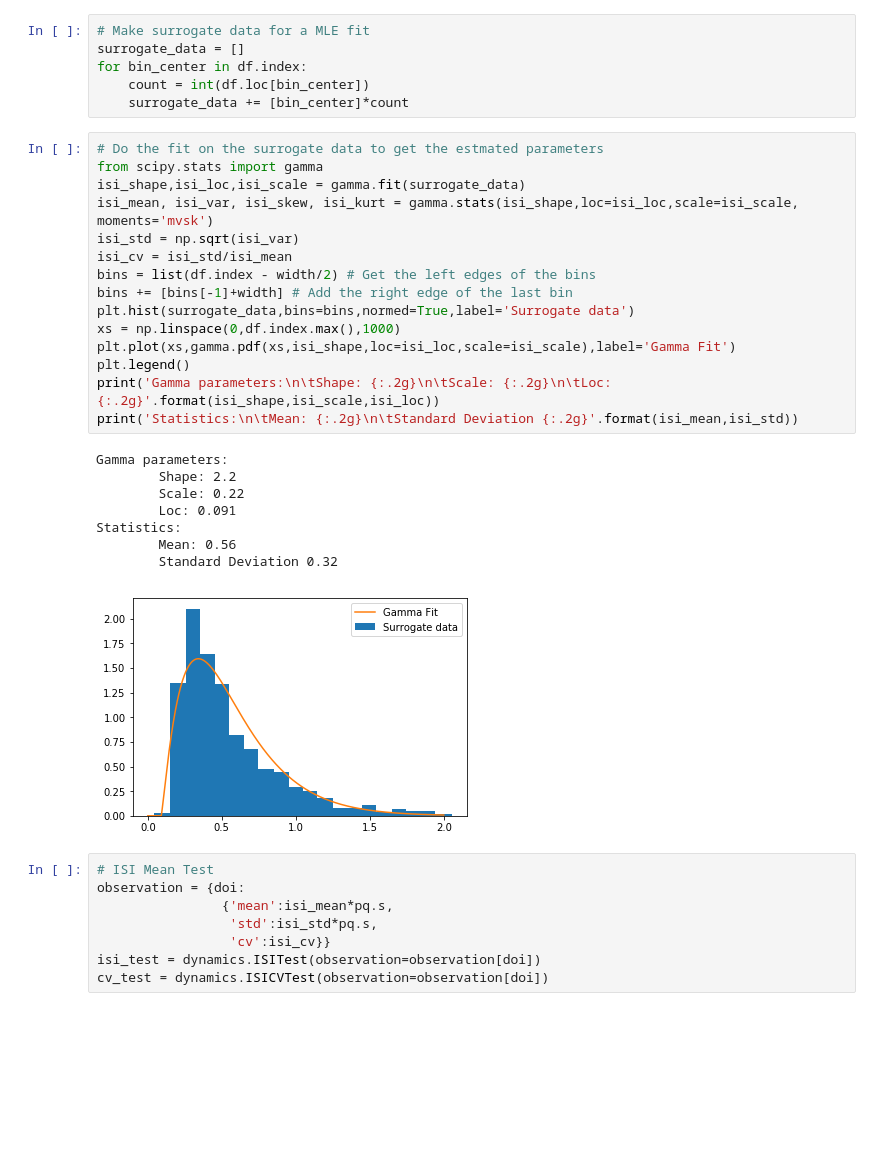
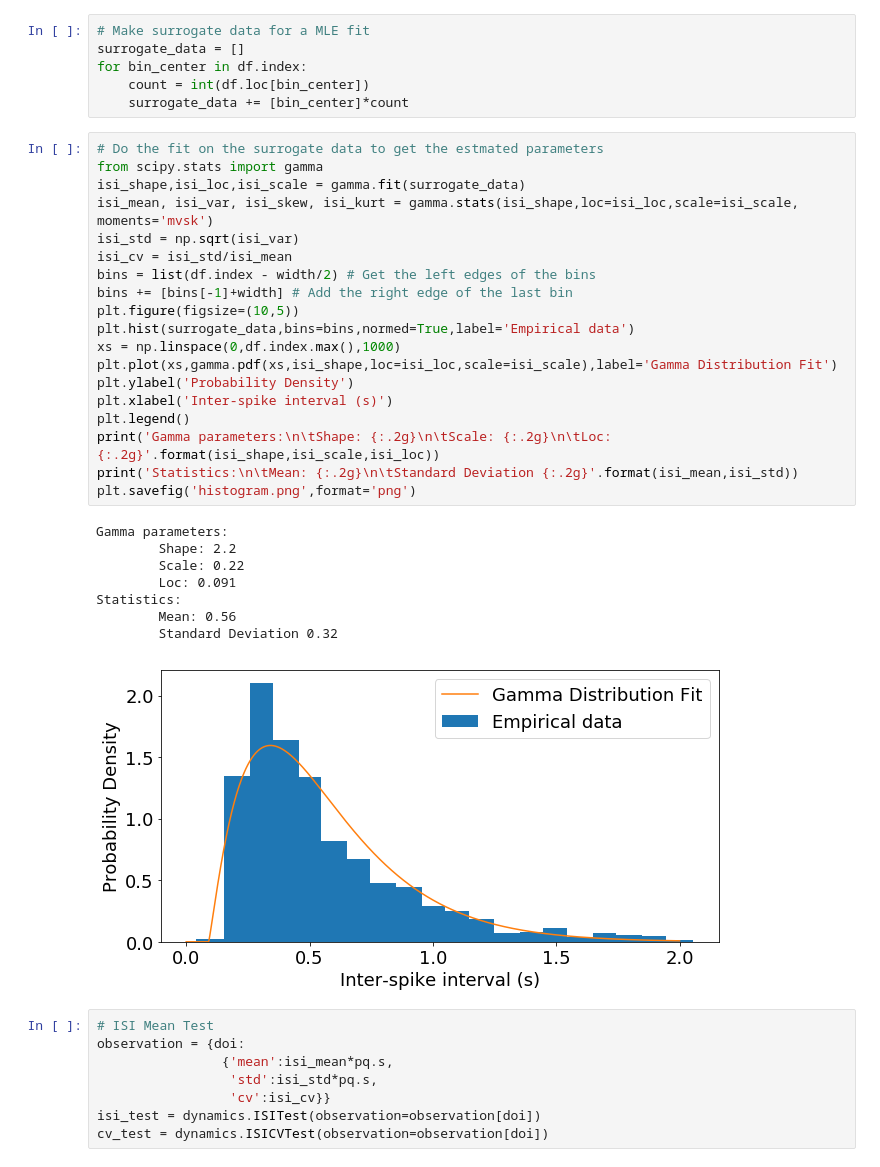
Before and after one commit to openworm/tests, a Jupyter notebook: owtests/CElegansNeuroML/Muscle-Model.ipynb, the cells around one changed output. Saved outputs shown, nothing was run; the diff lists cells and outputs as text; blank space fills up the shorter version.

```diff
--- a/owtests/CElegansNeuroML/Muscle-Model.ipynb
+++ b/owtests/CElegansNeuroML/Muscle-Model.ipynb
@@ -91,27 +94,31 @@ for bin_center in df.index:
 # %%
 # Do the fit on the surrogate data to get the estmated parameters
 from scipy.stats import gamma
 isi_shape,isi_loc,isi_scale = gamma.fit(surrogate_data)
 isi_mean, isi_var, isi_skew, isi_kurt = gamma.stats(isi_shape,loc=isi_loc,scale=isi_scale, moments='mvsk')
 isi_std = np.sqrt(isi_var)
 isi_cv = isi_std/isi_mean
 bins = list(df.index - width/2) # Get the left edges of the bins
 bins += [bins[-1]+width] # Add the right edge of the last bin
-plt.hist(surrogate_data,bins=bins,normed=True,label='Surrogate data')
+plt.figure(figsize=(10,5))
+plt.hist(surrogate_data,bins=bins,normed=True,label='Empirical data')
 xs = np.linspace(0,df.index.max(),1000)
-plt.plot(xs,gamma.pdf(xs,isi_shape,loc=isi_loc,scale=isi_scale),label='Gamma Fit')
+plt.plot(xs,gamma.pdf(xs,isi_shape,loc=isi_loc,scale=isi_scale),label='Gamma Distribution Fit')
+plt.ylabel('Probability Density')
+plt.xlabel('Inter-spike interval (s)')
 plt.legend()
 print('Gamma parameters:\n\tShape: {:.2g}\n\tScale: {:.2g}\n\tLoc: {:.2g}'.format(isi_shape,isi_scale,isi_loc))
 print('Statistics:\n\tMean: {:.2g}\n\tStandard Deviation {:.2g}'.format(isi_mean,isi_std))
+plt.savefig('histogram.png',format='png')
 # %% [output]
 Gamma parameters:
         Shape: 2.2
         Scale: 0.22
         Loc: 0.091
 Statistics:
         Mean: 0.56
         Standard Deviation 0.32
-[figure, old version]
+[figure, new version]
 # %%
 # ISI Mean Test
 observation = {doi:
```
Also changed, not shown: parts of 12 cells of this notebook, 6 other files.
